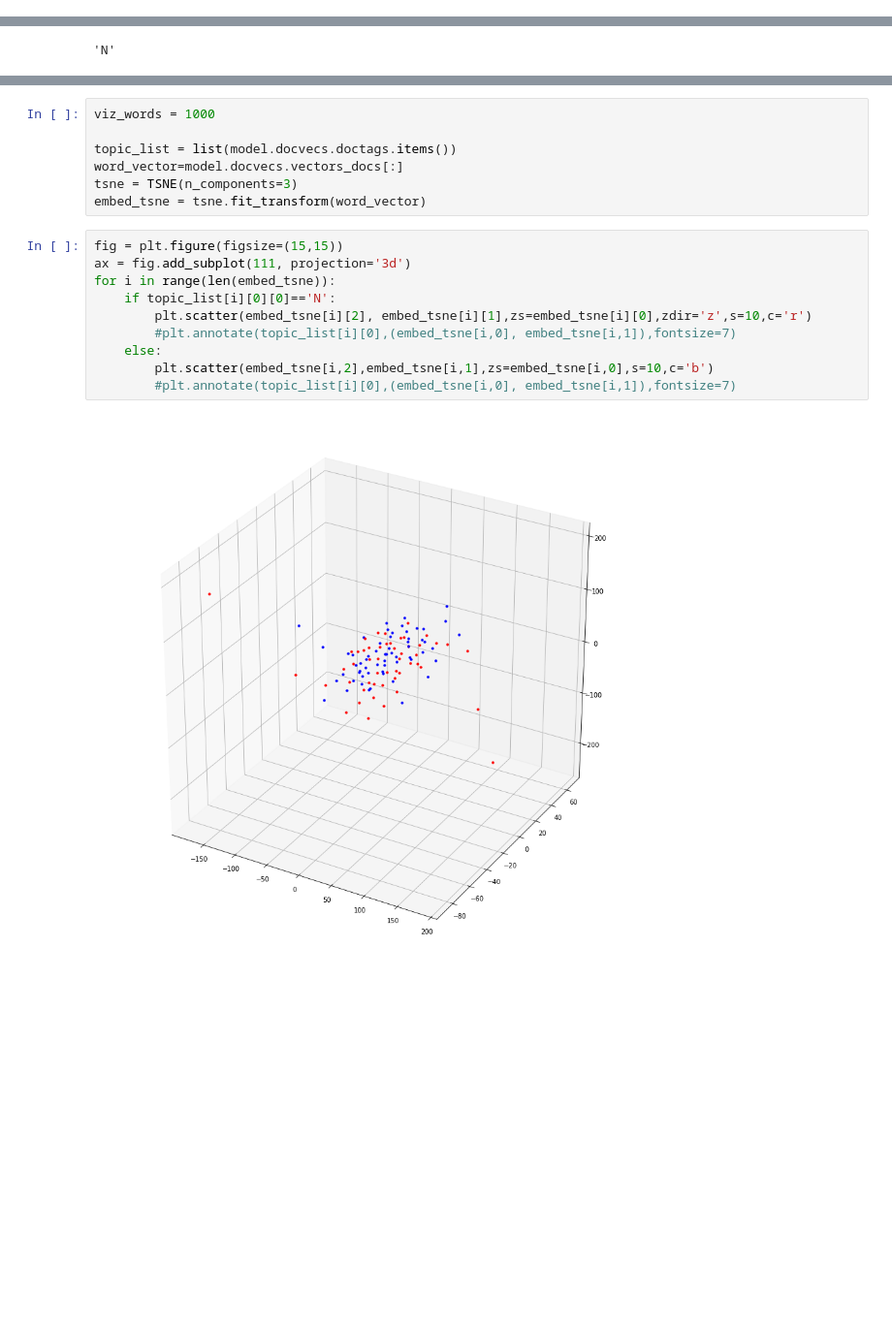
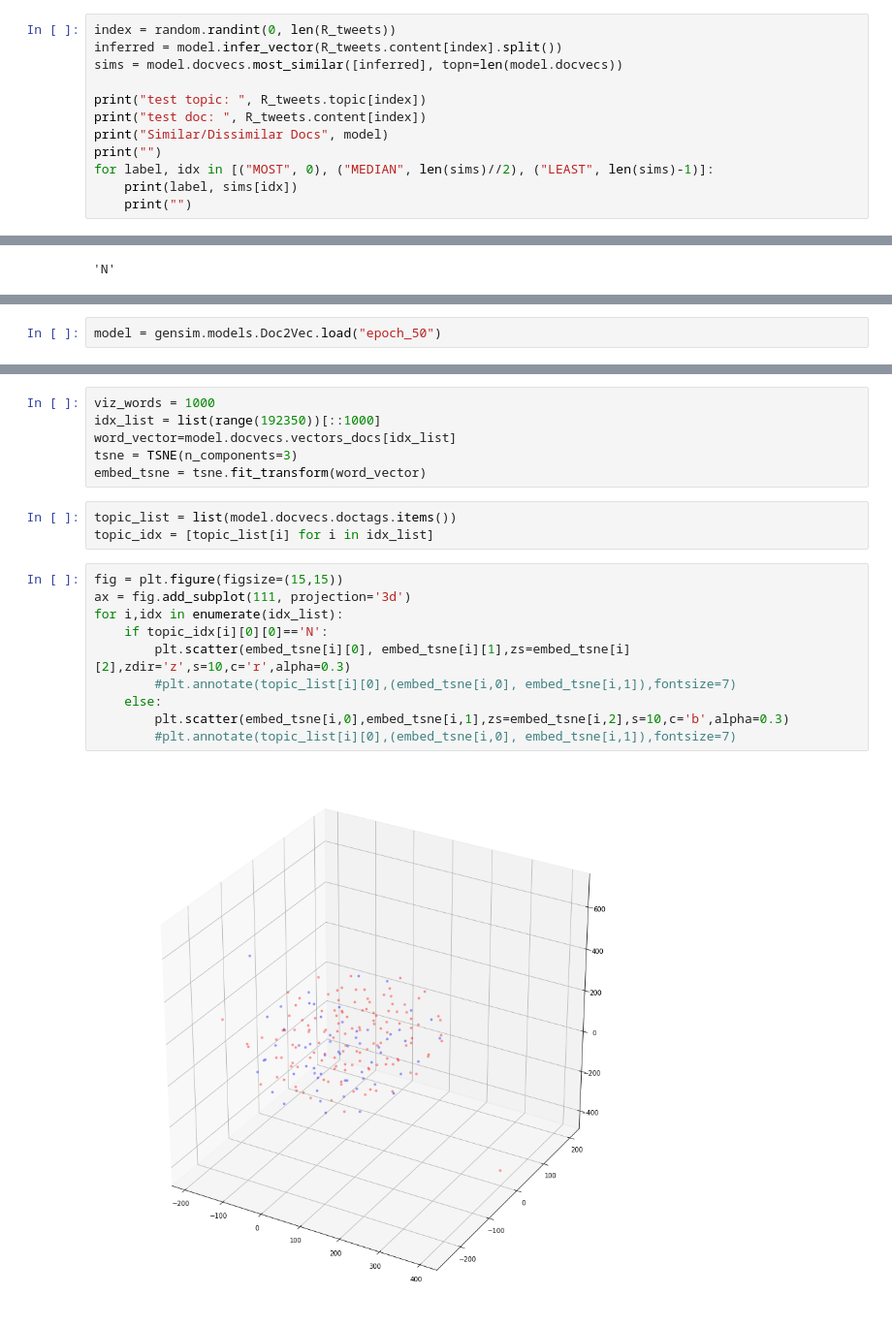
Before and after one commit to JuHyung-Son/topological_rumor_analysis, a Jupyter notebook: doc2vec.ipynb, the cells around one changed output, grey strips where cells are left out. Shown: that part at 97% size. Saved outputs shown, nothing was run; the diff lists cells and outputs as text; blank space fills up the shorter version.

```diff
--- a/doc2vec.ipynb
+++ b/doc2vec.ipynb
@@ -126,0 +107,12 @@ array([ 1.3547655 ,  0.07136398, -0.45036408, -0.3311548 ,  0.98920083,
+# %%
+index = random.randint(0, len(R_tweets))
+inferred = model.infer_vector(R_tweets.content[index].split())
+sims = model.docvecs.most_similar([inferred], topn=len(model.docvecs))
+
+print("test topic: ", R_tweets.topic[index])
+print("test doc: ", R_tweets.content[index])
+print("Similar/Dissimilar Docs", model)
+print("")
+for label, idx in [("MOST", 0), ("MEDIAN", len(sims)//2), ("LEAST", len(sims)-1)]:
+    print(label, sims[idx])
+    print("")
@@ -163,0 +146,2 @@ model.docvecs.vectors_docs.shape
+# %%
+model = gensim.models.Doc2Vec.load("epoch_50")
@@ -164,19 +152,21 @@ model.docvecs.vectors_docs.shape
 # %%
 viz_words = 1000
-
-topic_list = list(model.docvecs.doctags.items())
-word_vector=model.docvecs.vectors_docs[:]
+idx_list = list(range(192350))[::1000]
+word_vector=model.docvecs.vectors_docs[idx_list]
 tsne = TSNE(n_components=3)
 embed_tsne = tsne.fit_transform(word_vector)
+# %%
+topic_list = list(model.docvecs.doctags.items())
+topic_idx = [topic_list[i] for i in idx_list]
 # %%
 fig = plt.figure(figsize=(15,15))
 ax = fig.add_subplot(111, projection='3d')
-for i in range(len(embed_tsne)):
-    if topic_list[i][0][0]=='N':
-        plt.scatter(embed_tsne[i][2], embed_tsne[i][1],zs=embed_tsne[i][0],zdir='z',s=10,c='r')
+for i,idx in enumerate(idx_list):
+    if topic_idx[i][0][0]=='N':
+        plt.scatter(embed_tsne[i][0], embed_tsne[i][1],zs=embed_tsne[i][2],zdir='z',s=10,c='r',alpha=0.3)
         #plt.annotate(topic_list[i][0],(embed_tsne[i,0], embed_tsne[i,1]),fontsize=7)
     else:
-        plt.scatter(embed_tsne[i,2],embed_tsne[i,1],zs=embed_tsne[i,0],s=10,c='b')
+        plt.scatter(embed_tsne[i,0],embed_tsne[i,1],zs=embed_tsne[i,2],s=10,c='b',alpha=0.3)
         #plt.annotate(topic_list[i][0],(embed_tsne[i,0], embed_tsne[i,1]),fontsize=7)
 # %% [output]
-[figure, old version]
+[figure, new version]
```
Also changed, not shown: parts of 22 cells of this notebook, 1 other file.
